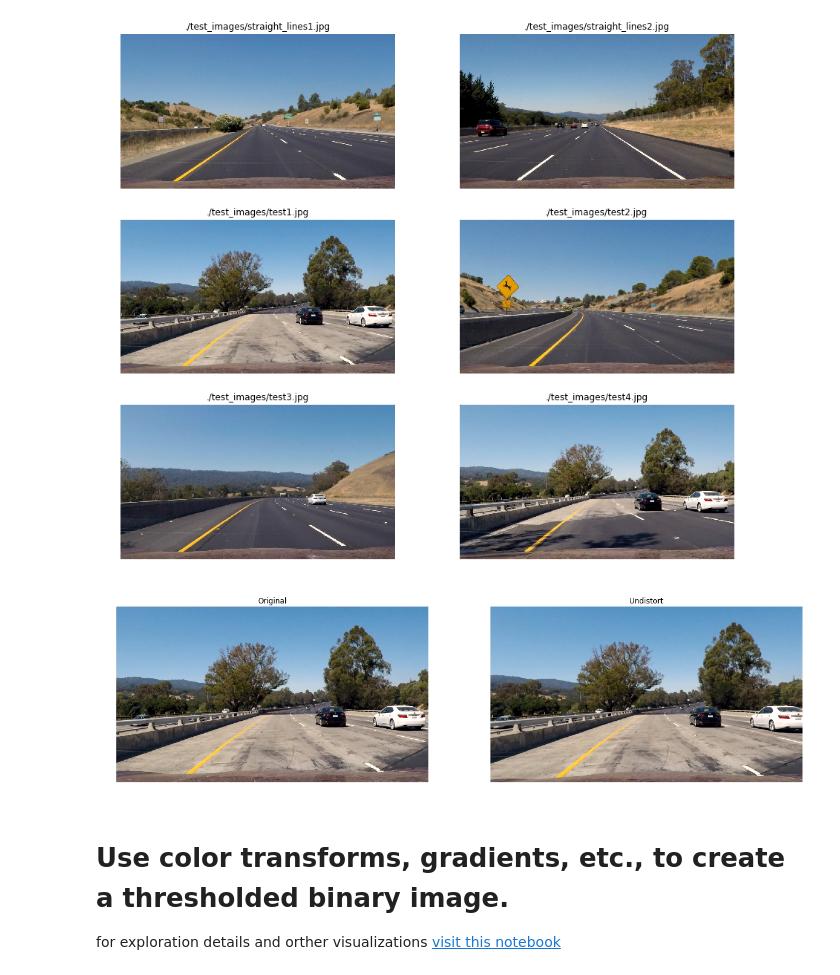
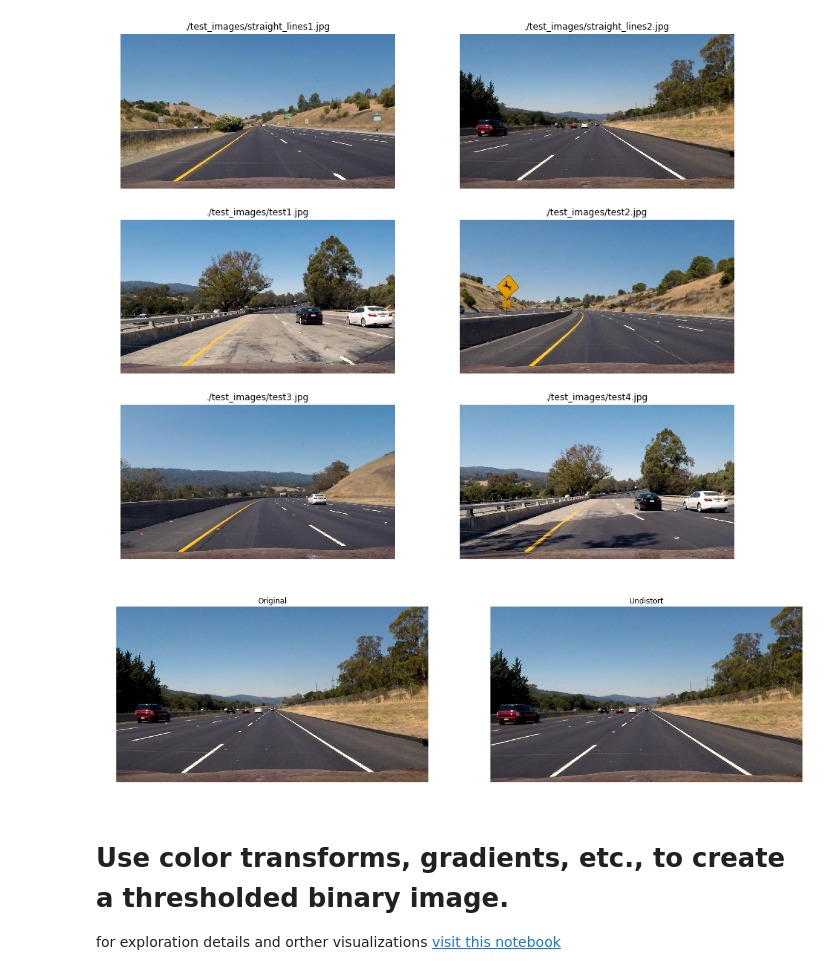
Before and after one commit to darienmt/CarND-Advanced-Lane-Lines-P4, a Jupyter notebook: Advance Lane Lines.ipynb, the cells around one changed output. Drawn from its saved outputs; the diff is of its cells as text; code cells hidden in the pictures.

```diff
--- a/Advance Lane Lines.ipynb
+++ b/Advance Lane Lines.ipynb
@@ -54,31 +54,31 @@ showImages(list(map(lambda img: (img[0], cv2.cvtColor(img[1], cv2.COLOR_BGR2RGB)
 # %%
 def imageSideBySide(leftImg, leftTitle, rightImg, rightTitle, figsize=(20,10) , leftCmap=None, rightCmap=None):
     """
     Display the images `leftImg` and `rightImg` side by side with image titles.
     """
     fig, axes = plt.subplots(ncols=2, figsize=figsize)
     if leftCmap == None:
         axes[0].imshow(leftImg)
     else:
         axes[0].imshow(leftImg, cmap=leftCmap)
     axes[0].set_title(leftTitle)
     axes[0].axis('off')
     if rightCmap == None:
         axes[1].imshow(rightImg)
     else:
         axes[1].imshow(rightImg, cmap=rightCmap)
     axes[1].set_title(rightTitle)
     axes[1].axis('off')
 
 
-index = 2
+index = 1
 original = testImages[index][1]
 imageSideBySide(
     cv2.cvtColor(original, cv2.COLOR_BGR2RGB), 'Original',
     cv2.cvtColor(cv2.undistort(original, mtx, dist, None, mtx), cv2.COLOR_BGR2RGB), 'Undistort'
 )
 # %% [output]
-[figure, old version]
+[figure, new version]
 # %% [markdown]
 # Use color transforms, gradients, etc., to create a thresholded binary image.
 for exploration details and orther visualizations [visit this notebook](02-Color%20Transform%20and%20Gradients%20Threshold.ipynb)
```
Also changed, not shown: parts of 5 cells of this notebook, 3 other files.
